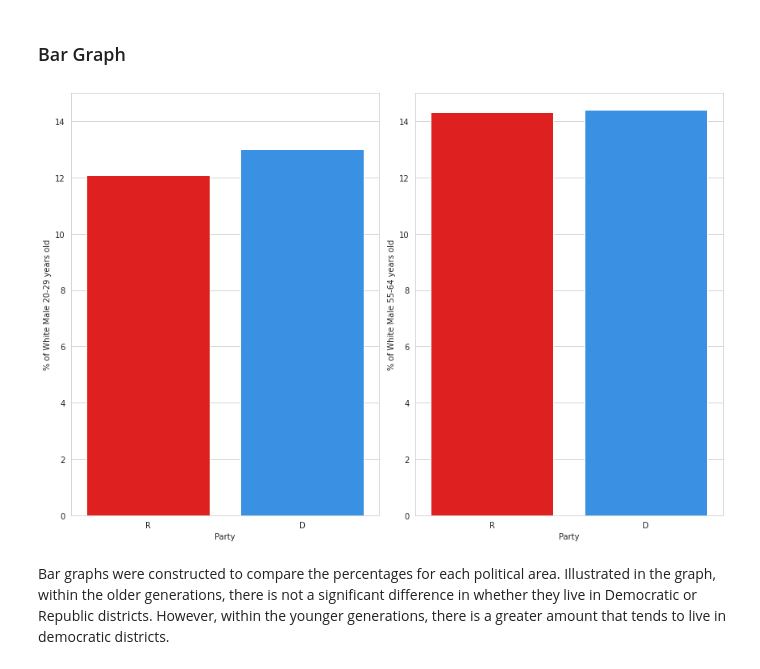
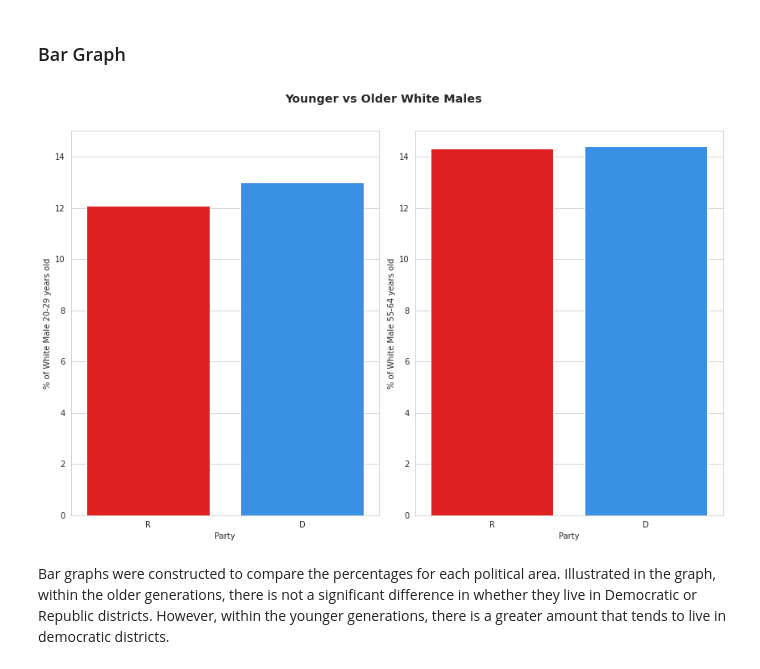
Before and after one commit to jinburge/Congressional-Analytics, a Jupyter notebook: New_Ages_for_Congressional_Analytics.ipynb, the cells around one changed output. Saved outputs shown, nothing was run; the diff lists cells and outputs as text; code cells hidden in the pictures.

```diff
--- a/New_Ages_for_Congressional_Analytics.ipynb
+++ b/New_Ages_for_Congressional_Analytics.ipynb
@@ -179,21 +181,23 @@ In general, there is a higher percentage of older white males in both political
 # %%
 # figure size
 fig, axes = plt.subplots(1, 2, figsize=(12, 8))
 
 # setting color for bar graph
 colors = ["red", "dodgerblue"]
 sns.set_palette(colors)
 sns.set_style("whitegrid")
 
 # bar graph
 sns.barplot(x="Party", y="% of White Male 20-29 years old", data=merged_df, ax=axes[0], ci= None).set_ylim(0,15)
 sns.barplot(x="Party", y="% of White Male 55-64 years old", data=merged_df, ax=axes[1], ci= None).set_ylim(0,15)
 
 # showing the graph
 fig.tight_layout()
+fig.suptitle("Younger vs Older White Males", fontsize = 'x-large', fontweight = 'bold' )
+fig.subplots_adjust(top = 0.90)
 plt.show()
 # %% [output]
-[figure, old version]
+[figure, new version]
 # %% [markdown]
 Bar graphs were constructed to compare the percentages for each political area. Illustrated in the graph, within the older generations, there is not a significant difference in whether they live in Democratic or Republic districts. However, within the younger generations, there is a greater amount that tends to live in democratic districts.
 # %% [markdown]
```
Also changed, not shown: parts of 1 cell of this notebook.
